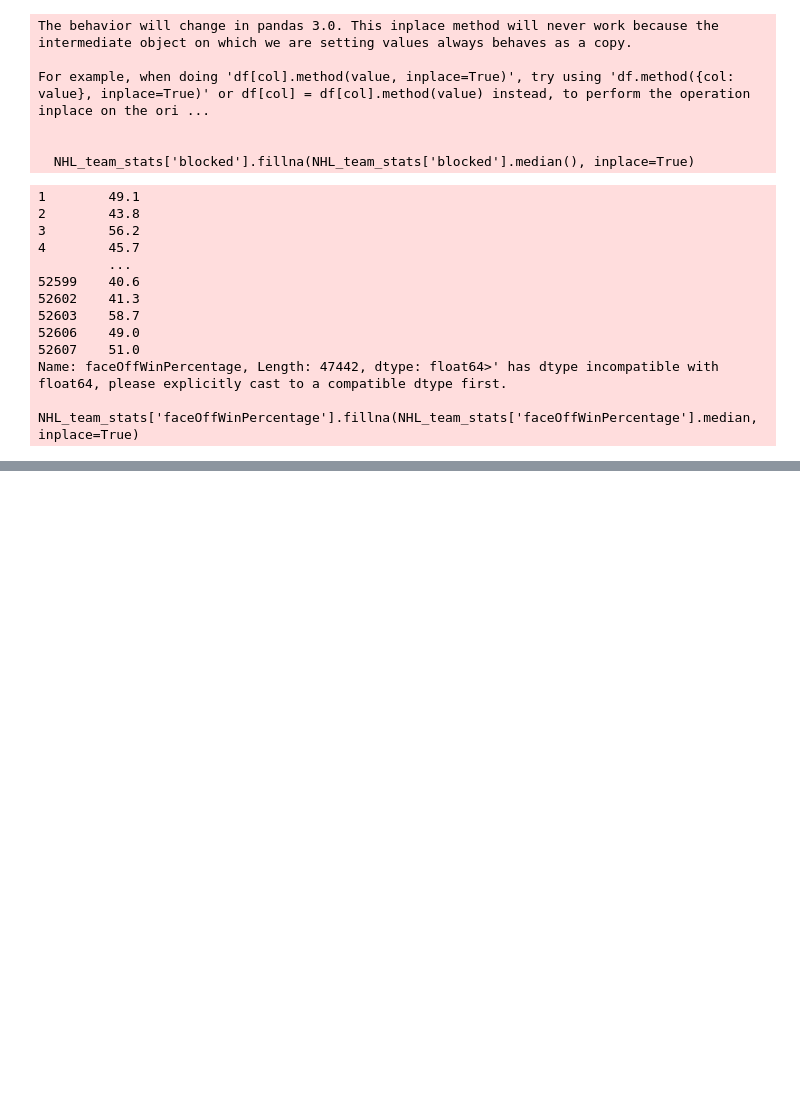
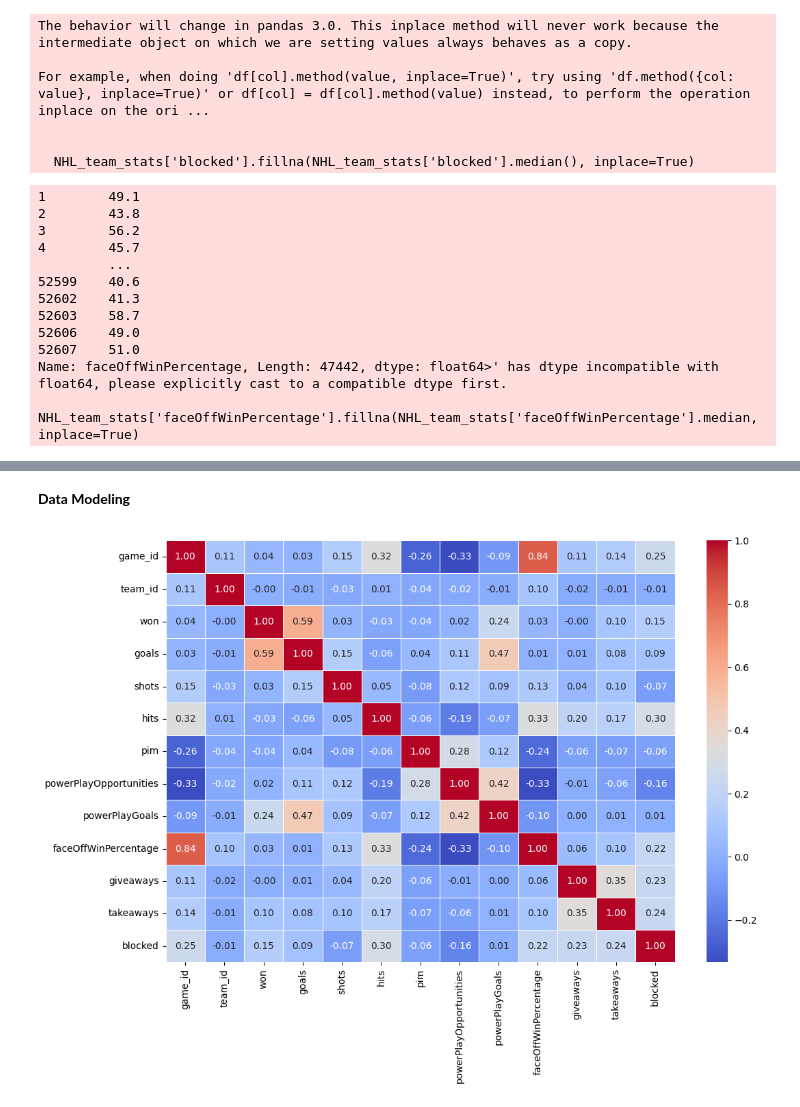
Before and after one commit to colincranwell/itcs-3162-group-8-project, a Jupyter notebook: Group8_Final.ipynb, the cells around one changed output, grey strips where cells are left out. Drawn from its saved outputs; the diff is of its cells as text; code cells hidden in the pictures; blank space fills up the shorter version.

Commit message:
Did additional preprocesssing to convert floats to int. Also dropped additional collumns which can be found in the preprocesssing section. Created a heatmap as well.

```diff
--- a/Group8_Final.ipynb
+++ b/Group8_Final.ipynb
@@ -154,0 +161,9 @@ NHL_team_stats['startRinkSide'].fillna(NHL_team_stats['startRinkSide'].mode, inp
+# %%
+# Convert 'settled_in' and 'faceOffWinPercentage' to numeric
+NHL_team_stats['faceOffWinPercentage'] = pd.to_numeric(NHL_team_stats['faceOffWinPercentage'], errors='coerce')
+
+# Fill NaN values with a default value (e.g., 0)
+NHL_team_stats['faceOffWinPercentage'].fillna(0, inplace=True)
+
+# Convert to integer type
+NHL_team_stats['faceOffWinPercentage'] = NHL_team_stats['faceOffWinPercentage'].astype(int)
@@ -175,0 +225,4 @@ dtype: int64
+# %%
+# Convert all float64 columns to int
+float_columns = NHL_team_stats.select_dtypes(include=['float64']).columns
+NHL_team_stats[float_columns] = NHL_team_stats[float_columns].astype(int)
@@ -175,0 +246,18 @@ dtype: int64
+# %% [markdown]
+**Data Modeling**
+# %%
+# Select numerical columns for correlation
+numeric_columns = NHL_team_stats.select_dtypes(include=['float64', 'int64']).columns
+# %%
+# Calculate the correlation matrix
+correlation_matrix = NHL_team_stats[numeric_columns].corr()
+# %%
+import seaborn as sns
+import matplotlib.pyplot as plt
+
+# Plot heatmap
+plt.figure(figsize=(12, 8))
+sns.heatmap(correlation_matrix, annot=True, cmap='coolwarm', fmt=".2f", linewidths=0.5)
+plt.show()
+# %% [output]
+[figure, added]
```
Also changed, not shown: parts of 15 cells of this notebook.
